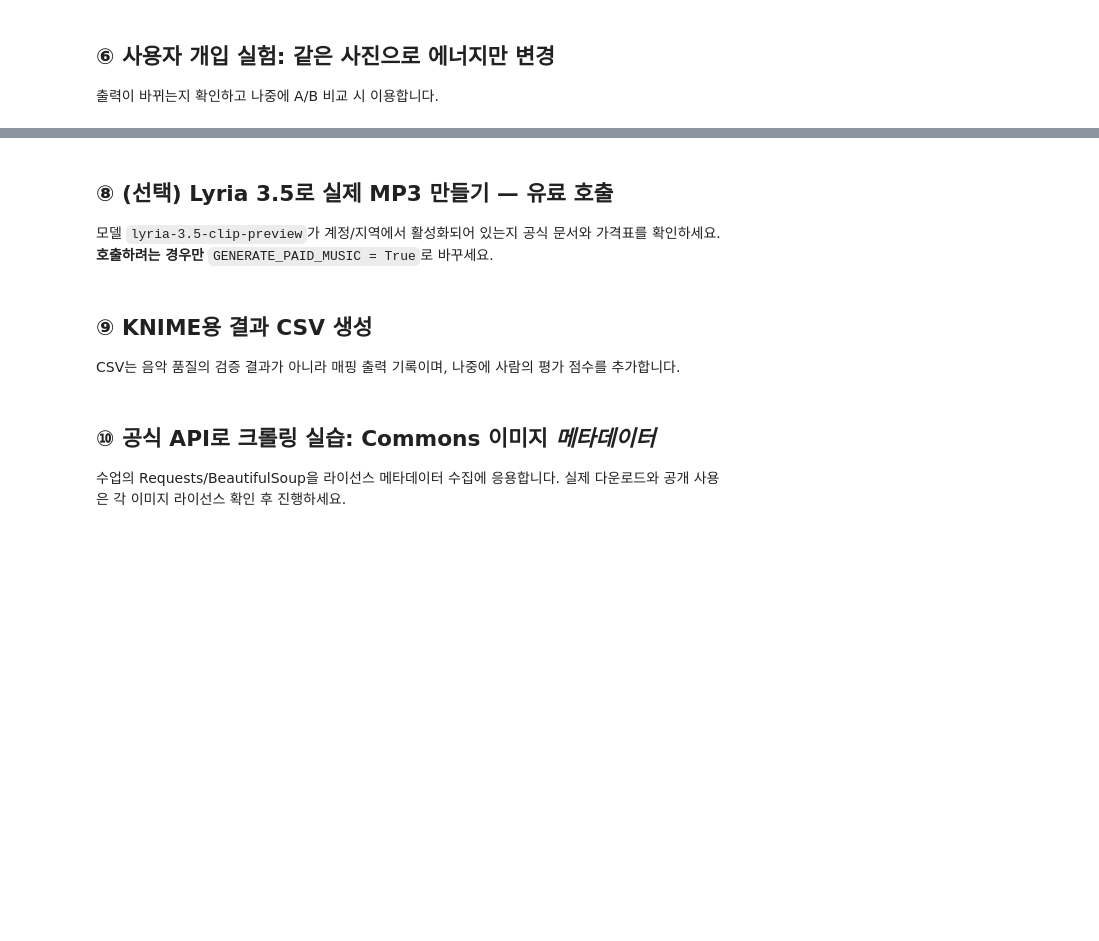
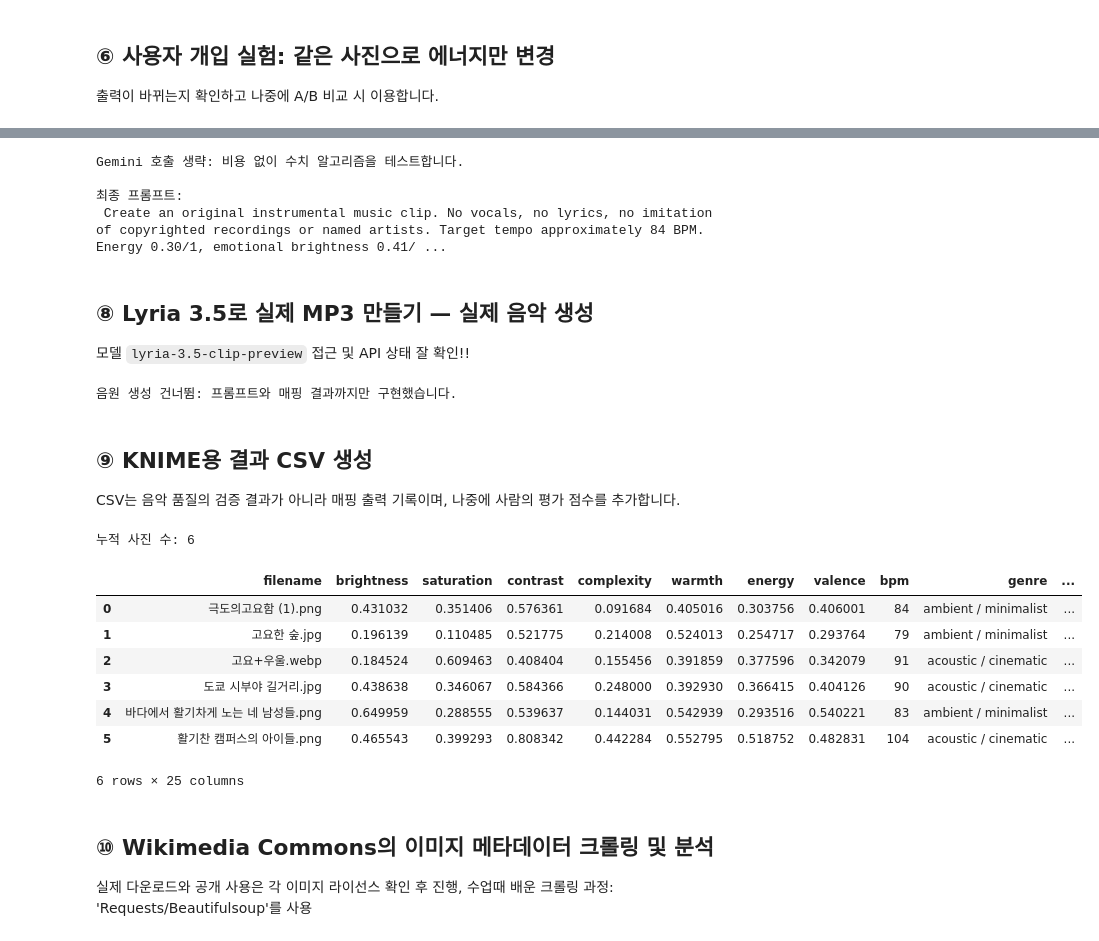
Before and after one commit to wkwkwwk0712-debug/kkyu-repo, a Jupyter notebook: PMCO_Colab_01.ipynb, the cells around one changed output, grey strips where cells are left out. Cells and saved outputs as stored; diff of their text form; code cells hidden in the pictures; blank space fills up the shorter version.

```diff
--- a/PMCO_Colab_01.ipynb
+++ b/PMCO_Colab_01.ipynb
@@ -170,7 +193,7 @@ if USE_GEMINI:
     from google.colab import userdata
     from google import genai
     from google.genai import types
-    client=genai.Client(api_key=userdata.get('GEMINI_API_KEY'))
+    client=genai.Client(api_key=userdata.get('GEMINI_APIKEY'))
     from mimetypes import guess_type
     mime=guess_type(filename)[0] or 'image/jpeg'
     response=client.models.generate_content(
@@ -184,10 +207,14 @@ else:
     print('Gemini 호출 생략: 비용 없이 수치 알고리즘을 테스트합니다.')
 prompt=build_music_prompt(music,scene_description)
 print('\n최종 프롬프트:\n',prompt)
+# %% [output]
+Gemini 호출 생략: 비용 없이 수치 알고리즘을 테스트합니다.
+
+최종 프롬프트:
+ Create an original instrumental music clip. No vocals, no lyrics, no imitation of copyrighted recordings or named artists. Target tempo approximately 84 BPM. Energy 0.30/1, emotional brightness 0.41/ ...
 # %% [markdown]
-## ⑧ (선택) Lyria 3.5로 실제 MP3 만들기 — 유료 호출
-모델 `lyria-3.5-clip-preview`가 계정/지역에서 활성화되어 있는지 공식 문서와 가격표를 확인하세요.
-**호출하려는 경우만** `GENERATE_PAID_MUSIC = True`로 바꾸세요.
+## ⑧ Lyria 3.5로 실제 MP3 만들기 — 실제 음악 생성
+모델 `lyria-3.5-clip-preview` 접근 및 API 상태 잘 확인!!
 # %%
 GENERATE_PAID_MUSIC = False  # 기본 비활성, 의도한 유료 실행만 True
 if GENERATE_PAID_MUSIC:
@@ -195,7 +222,7 @@ if GENERATE_PAID_MUSIC:
     from IPython.display import Audio, display
     from google.colab import userdata
     from google import genai
-    client=genai.Client(api_key=userdata.get('GEMINI_API_KEY'))
+    client=genai.Client(api_key=userdata.get('GEMINI_APIKEY'))
     interaction=client.interactions.create(model='lyria-3.5-clip-preview',input=prompt)
     audio=interaction.output_audio
     if audio is None or not audio.data:
@@ -209,18 +236,67 @@ if GENERATE_PAID_MUSIC:
     print('저장 파일:',outfile,'MIME:',mime)
 else:
     print('음원 생성 건너뜀: 프롬프트와 매핑 결과까지만 구현했습니다.')
+# %% [output]
+음원 생성 건너뜀: 프롬프트와 매핑 결과까지만 구현했습니다.
 # %% [markdown]
 ## ⑨ KNIME용 결과 CSV 생성
 CSV는 음악 품질의 검증 결과가 아니라 매핑 출력 기록이며, 나중에 사람의 평가 점수를 추가합니다.
-# %%
-row=plan_record(filename,features,music)
-row.update({'prompt':prompt,'human_calmness_1to5':'','human_music_fit_1to5':'','notes':''})
-result=pd.DataFrame([row]); display(result.T)
-result.to_csv('pmco_evaluation.csv',index=False,encoding='utf-8-sig')
-print('저장:', 'pmco_evaluation.csv')
+# %%
+from pathlib import Path
+from pmco_core import plan_record
+import pandas as pd
+
+path = Path("pmco_evaluation.csv")
+
+# 현재 사진의 분석 결과
+row = plan_record(filename, features, music)
+
+row.update({
+    "prompt": prompt,
+    "human_energy_1to5": None,
+    "human_calmness_1to5": None,
+    "human_music_fit_1to5": None,
+    "notes": ""
+})
+
+new_data = pd.DataFrame([row])
+
+# 기존 기록이 있다면 합치기
+if path.exists():
+    old_data = pd.read_csv(path)
+    result = pd.concat(
+        [old_data, new_data],
+        ignore_index=True
+    )
+    result = result.drop_duplicates(
+        subset=["filename"],
+        keep="last"
+    )
+else:
+    result = new_data
+
+result.to_csv(
+    path,
+    index=False,
+    encoding="utf-8-sig"
+)
+
+print("누적 사진 수:", len(result))
+display(result)
+# %% [output]
+누적 사진 수: 6
+|  | filename | brightness | saturation | contrast | complexity | warmth | energy | valence | bpm | genre | ... |
+| 0 | 극도의고요함 (1).png | 0.431032 | 0.351406 | 0.576361 | 0.091684 | 0.405016 | 0.303756 | 0.406001 | 84 | ambient / minimalist | ... |
+| 1 | 고요한 숲.jpg | 0.196139 | 0.110485 | 0.521775 | 0.214008 | 0.524013 | 0.254717 | 0.293764 | 79 | ambient / minimalist | ... |
+| 2 | 고요+우울.webp | 0.184524 | 0.609463 | 0.408404 | 0.155456 | 0.391859 | 0.377596 | 0.342079 | 91 | acoustic / cinematic | ... |
+| 3 | 도쿄 시부야 길거리.jpg | 0.438638 | 0.346067 | 0.584366 | 0.248000 | 0.392930 | 0.366415 | 0.404126 | 90 | acoustic / cinematic | ... |
+| 4 | 바다에서 활기차게 노는 네 남성들.png | 0.649959 | 0.288555 | 0.539637 | 0.144031 | 0.542939 | 0.293516 | 0.540221 | 83 | ambient / minimalist | ... |
+| 5 | 활기찬 캠퍼스의 아이들.png | 0.465543 | 0.399293 | 0.808342 | 0.442284 | 0.552795 | 0.518752 | 0.482831 | 104 | acoustic / cinematic | ... |
+6 rows × 25 columns
 # %% [markdown]
-## ⑩ 공식 API로 크롤링 실습: Commons 이미지 *메타데이터*
-수업의 Requests/BeautifulSoup을 라이선스 메타데이터 수집에 응용합니다. 실제 다운로드와 공개 사용은 각 이미지 라이선스 확인 후 진행하세요.
+## ⑩ Wikimedia Commons의 이미지 메타데이터 크롤링 및 분석
+
+실제 다운로드와 공개 사용은 각 이미지 라이선스 확인 후 진행, 수업때 배운 크롤링 과정: 'Requests/Beautifulsoup'를 사용
 # %%
 import requests
 from bs4 import BeautifulSoup
```
Also changed, not shown: parts of 17 cells of this notebook.
